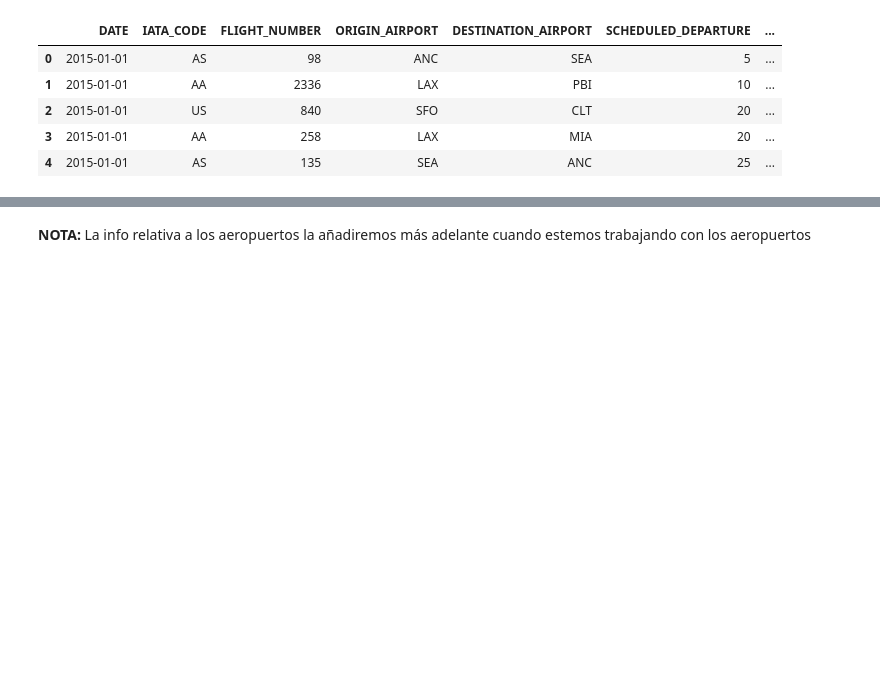
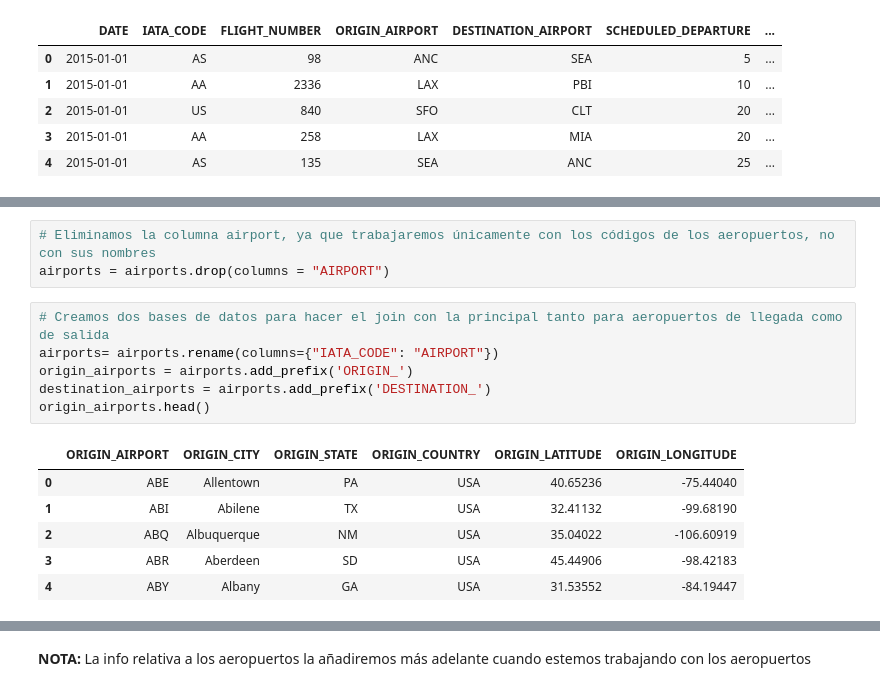
Before and after one commit to inesgfortis/Aircraft_Delays_Analysis, a Jupyter notebook: Preprocessing.ipynb, the cells around one changed output, grey strips where cells are left out. Cells and saved outputs as stored; diff of their text form; blank space fills up the shorter version.

```diff
--- a/Preprocessing.ipynb
+++ b/Preprocessing.ipynb
@@ -440,0 +500,16 @@ flights.head()
+# %%
+# Eliminamos la columna airport, ya que trabajaremos únicamente con los códigos de los aeropuertos, no con sus nombres
+airports = airports.drop(columns = "AIRPORT")
+# %%
+# Creamos dos bases de datos para hacer el join con la principal tanto para aeropuertos de llegada como de salida
+airports= airports.rename(columns={"IATA_CODE": "AIRPORT"})
+origin_airports = airports.add_prefix('ORIGIN_')
+destination_airports = airports.add_prefix('DESTINATION_')
+origin_airports.head()
+# %% [output]
+|  | ORIGIN_AIRPORT | ORIGIN_CITY | ORIGIN_STATE | ORIGIN_COUNTRY | ORIGIN_LATITUDE | ORIGIN_LONGITUDE |
+| 0 | ABE | Allentown | PA | USA | 40.65236 | -75.44040 |
+| 1 | ABI | Abilene | TX | USA | 32.41132 | -99.68190 |
+| 2 | ABQ | Albuquerque | NM | USA | 35.04022 | -106.60919 |
+| 3 | ABR | Aberdeen | SD | USA | 45.44906 | -98.42183 |
+| 4 | ABY | Albany | GA | USA | 31.53552 | -84.19447 |
```
Also changed, not shown: parts of 17 cells of this notebook.
